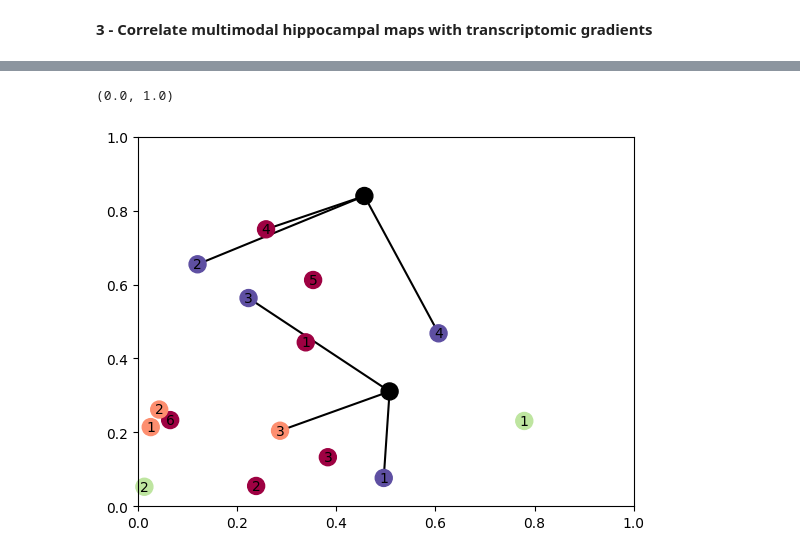
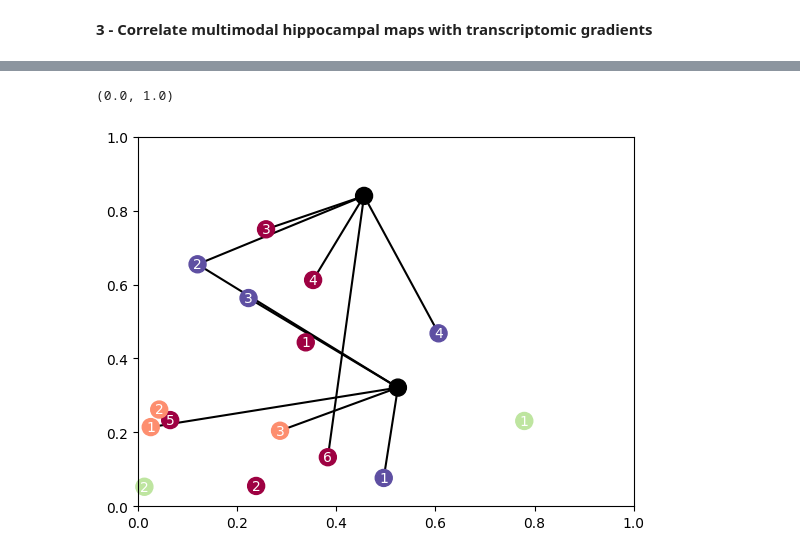
Before and after one commit to alexander-ngo/hippogenes, a Jupyter notebook: notebooks/2_Multimodal-Contextualization.ipynb, the cells around one changed output, grey strips where cells are left out. Cells and saved outputs as stored; diff of their text form; code cells hidden in the pictures.

```diff
--- a/notebooks/2_Multimodal-Contextualization.ipynb
+++ b/notebooks/2_Multimodal-Contextualization.ipynb
@@ -29,8 +29,10 @@ import hippogenes as hg
 expression = hg.load_expression(data_dir=".")
 # %%
 # Diffusion map embedding:
-gm = GradientMaps(n_components=10, kernel="normalized_angle", approach="dm")
-gm = gm.fit(expression.values, sparsity=0.9)
+#gm = GradientMaps(n_components=5, kernel="normalized_angle", approach="dm")
+#gm = gm.fit(np.array(expression), sparsity=0.9)
+
+gradients = nib.load("/Users/alexngo/Downloads/gene_gradients.shape.gii").darrays[0].data
 # %% [markdown]
 **2 - Load HippoMaps features**
 # %%
@@ -95,7 +92,7 @@ cmap = {
         # Morphology
         "curvature": cm.davos,
         "thickness": cm.davos,
-        "Gyrification": cm.davos,
+        "gyrification": cm.davos,
 
         # Function
         "FCG1to5_grad1": cm.lapaz,
@@ -137,17 +135,17 @@ for i in range(2):
     null = np.full((len(cdata), nperm), np.nan)
 
     for j, feat in enumerate(features):
-        map1 = gm.gradients_[:,i]
-        map2 = cdata[j]
+        map1 = cdata[j]
+        map2 = gradients[:,i]
 
         den = "0p5mm"
         if densities[j] == "2mm":
-            map1 = hm.utils.density_interp('0p5mm', '2mm', map1, label="hipp")
+            map2 = hm.utils.density_interp('0p5mm', '2mm', map2, label="hipp")
             den = "2mm"
         elif densities[j] == "unfoldiso":
-            map2 = hm.utils.density_interp("unfoldiso", '0p5mm', map2, label="hipp")
+            map1 = hm.utils.density_interp("unfoldiso", '0p5mm', map1, label="hipp")
 
-        null[j], _, pval[j], corr[j] = hm.stats.eigenstrapping(map1, map2, nperm=nperm, label="hipp", den=den)
+        null[j], _, pval[j], corr[j] = hm.stats.eigenstrapping(map2, map1, nperm=nperm, label="hipp", den=den)
 
     gene_contextualization[f"Gene_grad{i+1}"] = {
         "corr": corr,
@@ -171,7 +188,7 @@ data = {
         # Morphology
         "curvature": {"modality": "morphology", "color": "#FD8E6F"},
         "thickness": {"modality": "morphology", "color": "#FD8E6F"},
-        "Gyrification": {"modality": "morphology", "color": "#FD8E6F"},
+        "gyrification": {"modality": "morphology", "color": "#FD8E6F"},
 
         # Function
         "FCG1to5_grad1": {"modality": "function", "color": "#BEE5A0"},
@@ -197,32 +214,36 @@ for i, feat in enumerate(features):
         surface = read_surface(os.path.join(hm_path, "resources", "canonical_surfs", f"tpl-avg_space-unfold_den-{densities[i]}_label-hipp_midthickness.surf.gii"))
         ap_axis = surface.Points[:,0]
         ml_axis = surface.Points[:,1]
         data[feat]["ap_correlation"] = np.abs(np.corrcoef(cdata[i], ap_axis)[0,1])
         data[feat]["ml_correlation"] = np.abs(np.corrcoef(cdata[i], ml_axis)[0,1])
 
 colors = [data[feat]["color"] for feat in data.keys()]
 f, ax = plt.subplots()
 sns.scatterplot(x=[data[feat]["ap_correlation"] for feat in data.keys()],
                 y=[data[feat]["ml_correlation"] for feat in data.keys()],
                 c=colors,
                 edgecolor=colors,
                 clip_on=False,
                 s=150
                 )
 
 counter = {"transcriptomics": 0, "histology": 0, "morphology": 0, "function": 0, "microstructure": 0}
 for i, grad in enumerate(gene_contextualization.keys()):
         counter[data[grad]["modality"]] += 1
         for j, feat in enumerate(features):
                 counter[data[feat]["modality"]] += 1
                 if i < 1:
-                        ax.text(data[feat]["ap_correlation"], data[feat]["ml_correlation"], counter[data[feat]["modality"]], ha='center', va='center')
+                        ax.text(data[feat]["ap_correlation"],
+                                data[feat]["ml_correlation"],
+                                counter[data[feat]["modality"]],
+                                ha='center', va='center',
+                                c='w')
                 if gene_contextualization[grad]["pval"][j] < 0.05:
                         ax.plot([data[grad]["ap_correlation"], data[feat]["ap_correlation"]],
                                 [data[grad]["ml_correlation"], data[feat]["ml_correlation"]],
                                 'k-', zorder=-1)
 ax.set_xlim(0, 1)
 ax.set_ylim(0, 1)
 # %% [output]
 (0.0, 1.0)
-[figure, old version]
+[figure, new version]
```
Also changed, not shown: parts of 3 cells of this notebook, 3 other files.
